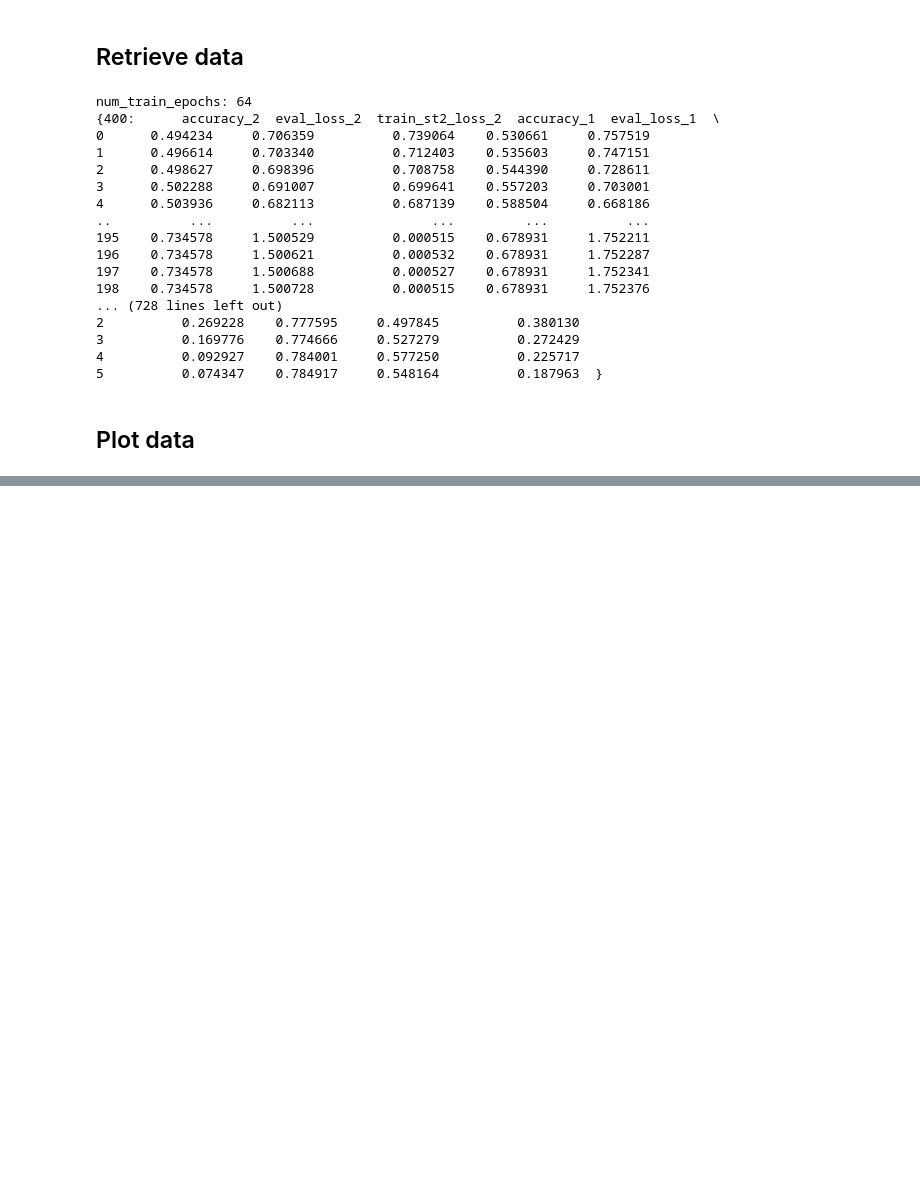
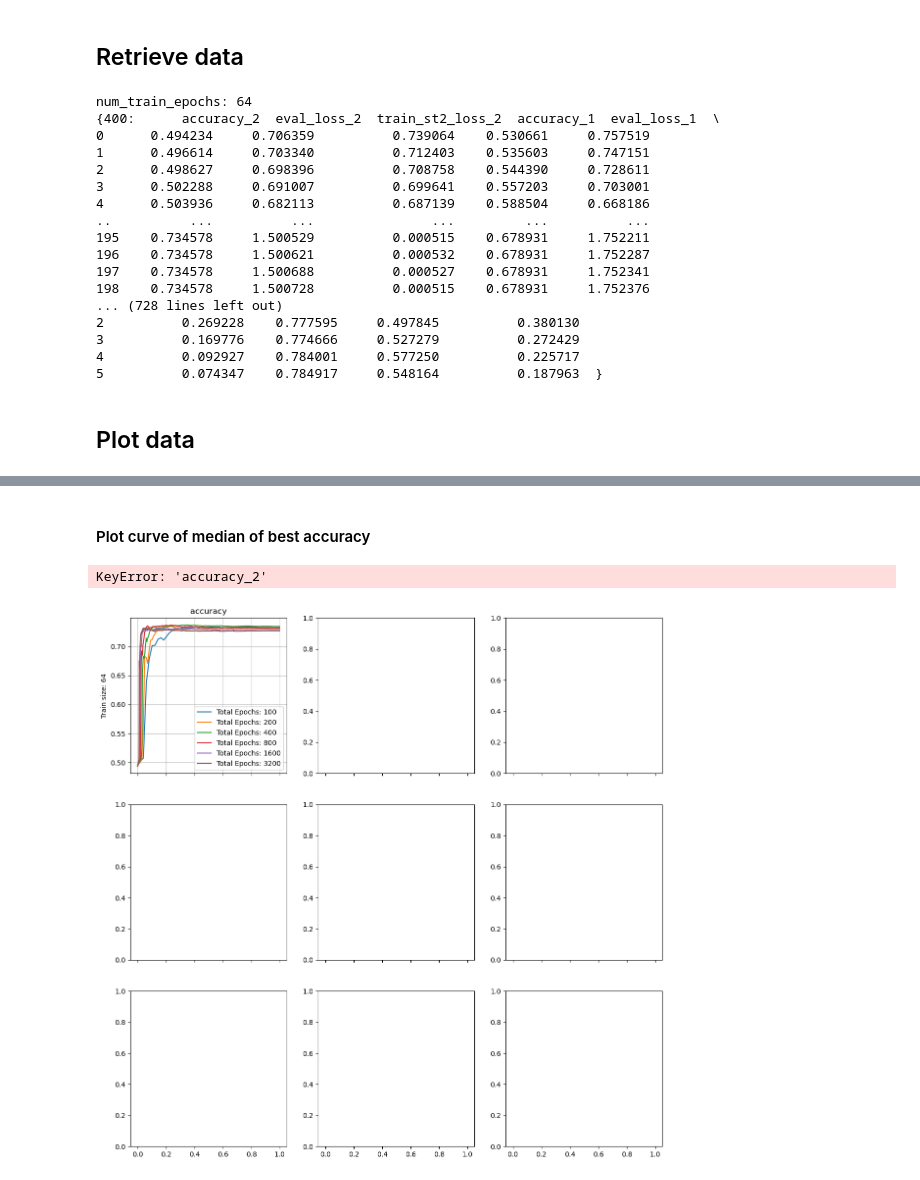
Before and after one commit to Ricu/fantastic-umbrella, a Jupyter notebook: notebooks/plotting_histories.ipynb, the cells around one changed output, grey strips where cells are left out. Cells and saved outputs as stored; diff of their text form; code cells hidden in the pictures; blank space fills up the shorter version.

```diff
--- a/notebooks/plotting_histories.ipynb
+++ b/notebooks/plotting_histories.ipynb
@@ -129,0 +132,62 @@ plt.show()
+# %% [markdown]
+#### Plot curve of median of best accuracy
+# %%
+import matplotlib.pyplot as plt
+
+metrics = ['accuracy', 'eval_loss', 'train_st2_loss']
+
+# Create a new figure
+fig, axs = plt.subplots(
+    3,
+    len(metrics),
+    sharex=True,
+    figsize = (14,14)
+    # figsize = (TEXTWIDTH,TEXTWIDTH)
+    )
+
+
+for idx, (train_size, sub_dict) in enumerate(history_dict.items()):
+    best_acc_index = {}
+    for idy, metric in enumerate(metrics):
+
+        for num_train_epochs, history_df in sub_dict.items():
+            metric_columns = history_df.filter(regex=f'{metric}_').copy()
+            if metric == 'accuracy':
+                best_acc_index[num_train_epochs] = metric_columns.max(axis=0).idxmax()
+
+
+
+            metric_columns = metric_columns[best_acc_index[num_train_epochs]]
+            # Compute the mean, standard deviation, and median
+            # metric_columns['mean'] = metric_columns.mean(axis=1)
+            # metric_columns['std'] = metric_columns.std(axis=1)
+            # metric_columns['median'] = metric_columns.median(axis=1)
+
+            # Normalize the index (timesteps) to a range from 0 to 1
+            normalized_index = metric_columns.index / metric_columns.index.max()
+            # Plot the median on the respective subplot
+            axs[idx,idy].plot(normalized_index, metric_columns, label=f'Total Epochs: {num_train_epochs}')
+
+            # Add a shaded region for the standard deviation
+            # axs[idx,idy].fill_between(normalized_index, (metric_columns['median'] - metric_columns['std']), (metric_columns['median'] + metric_columns['std']), alpha=0.2)
+        if idx == 0:
+            axs[idx,idy].set_title(metric)
+        if idy == 0:
+            axs[idx,idy].set_ylabel(f'Train size: {train_size}')
+        if idx == len(history_dict) - 1:
+            axs[idx,idy].set_xlabel('Normalized timestep')
+            # axs[idx,idy].set_xlabel('Epoch')
+
+        axs[idx,idy].grid(True,which='major')
+        axs[idx,idy].grid(True,which='minor')
+
+        if idy == 0:
+            axs[idx,idy].legend()
+
+# Show the plot
+plt.tight_layout()
+# plt.savefig('A_testing_num_epochs_plot_normalized.pdf', format='pdf')
+plt.show()
+# %% [output]
+KeyError: 'accuracy_2'
+[figure, added]
```
Also changed, not shown: parts of 2 cells of this notebook.
